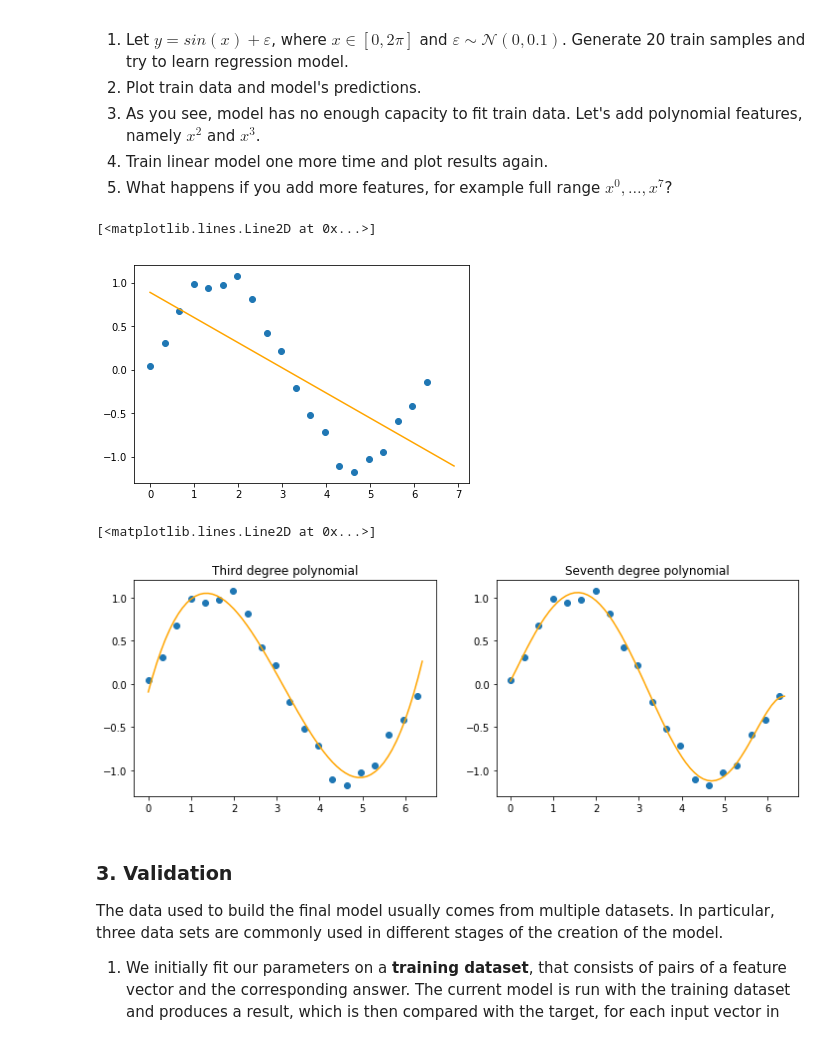
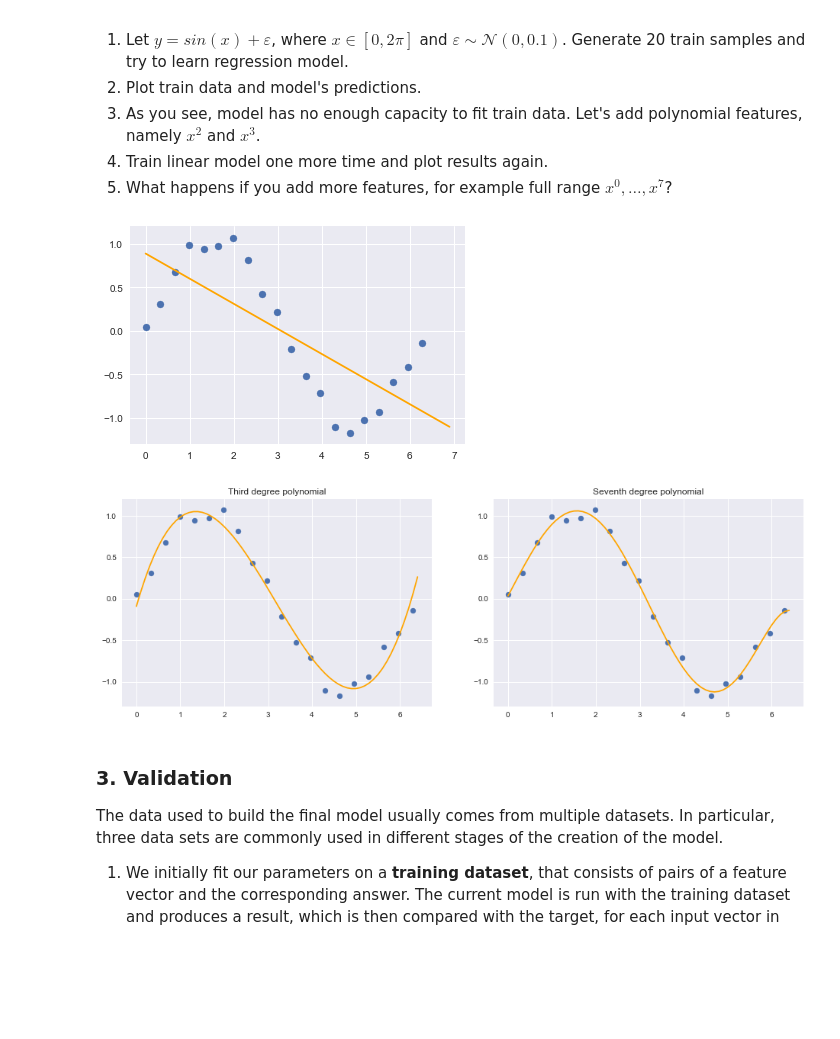
Before and after one commit to puhsu/renju, a Jupyter notebook: labs/lab-1.ipynb, the cells around one changed output. Cells and saved outputs as stored; diff of their text form; code cells hidden in the pictures; blank space fills up the shorter version.

```diff
--- a/labs/lab-1.ipynb
+++ b/labs/lab-1.ipynb
@@ -59,10 +59,15 @@ $$w = (X^TX)^{-1}X^TY.$$
 # %%
 # add all libraries
 import numpy as np
+import pandas as pd
 from numpy.polynomial.polynomial import Polynomial as poly
 from matplotlib import pyplot as plt
+plt.style.use('seaborn')
 from matplotlib import cm
+import matplotlib.patches as mpatches
 from mpl_toolkits.mplot3d.axes3d import Axes3D
+from sklearn.metrics import accuracy_score
+from sklearn.model_selection import train_test_split
 %matplotlib inline
 # %%
 np.random.seed(42)
@@ -70,46 +75,47 @@ X_train = np.linspace(0, 2 * np.pi, 20)
 y_train = np.sin(X_train) + np.random.normal(0, 0.1, 20)
 
 
-def train_poly(X_train, y_train, deg=1):
-    features = np.column_stack([X_train**i for i in range(deg, -1, -1)])
-    weights = np.linalg.inv(features.T.dot(features)).dot(features.T).dot(y_train)
+def lin_reg_analitical(X, y, deg=1):
+    features = np.column_stack([X**i for i in range(deg, -1, -1)])
+    weights = np.linalg.inv(features.T.dot(features)).dot(features.T).dot(y)
     return weights
 
 
-weights_first_deg = train_poly(X_train, y_train)
+weights_deg_1 = lin_reg_analitical(X_train, y_train)
 
 x = np.arange(0, 7, 0.1)
-model_1 = poly(np.flip(weights_first_deg, 0))
+deg_1_approx = poly(np.flip(weights_deg_1, 0))
 
 plt.scatter(X_train, y_train)
-plt.plot(x, model_1(x), color='orange')
+plt.plot(x, deg_1_approx(x), color='orange')
+plt.show()
 # %% [output]
-[<matplotlib.lines.Line2D at 0x...>]
-[figure, old version]
+[figure, new version]
 # %%
-weights_third_deg = train_poly(X_train, y_train, deg=3)
-weights_seventh_deg = train_poly(X_train, y_train, deg=7)
+weights_deg_3 = lin_reg_analitical(X_train, y_train, deg=3)
+weights_deg_7 = lin_reg_analitical(X_train, y_train, deg=7)
 
 
 x = np.arange(0, 6.5, 0.1)
-model_2 = poly(np.flip(weights_third_deg, 0))
-model_3 = poly(np.flip(weights_seventh_deg, 0))
+deg_3_approx = poly(np.flip(weights_deg_3, 0))
+deg_7_approx = poly(np.flip(weights_deg_7, 0))
 
 
-plt.figure(1, figsize=(12,4))
+plt.figure(1, figsize=(16,5))
 
 plt.subplot(121)
 plt.title("Third degree polynomial")
 plt.scatter(X_train, y_train)
-plt.plot(x, model_2(x), color='orange')
+plt.plot(x, deg_3_approx(x), color='orange')
 
 plt.subplot(122)
 plt.title("Seventh degree polynomial")
 plt.scatter(X_train, y_train)
-plt.plot(x, model_3(x), color='orange')
+plt.plot(x, deg_7_approx(x), color='orange')
+
+plt.show()
 # %% [output]
-[<matplotlib.lines.Line2D at 0x...>]
-[figure, old version]
+[figure, new version]
 # %% [markdown]
 ### 3. Validation
 The data used to build the final model usually comes from multiple datasets. In particular, three data sets are commonly used in different stages of the creation of the model.
```
Also changed, not shown: parts of 37 cells of this notebook.
